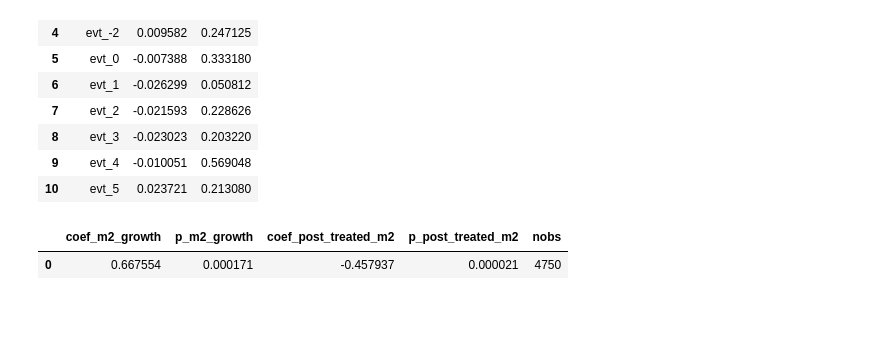
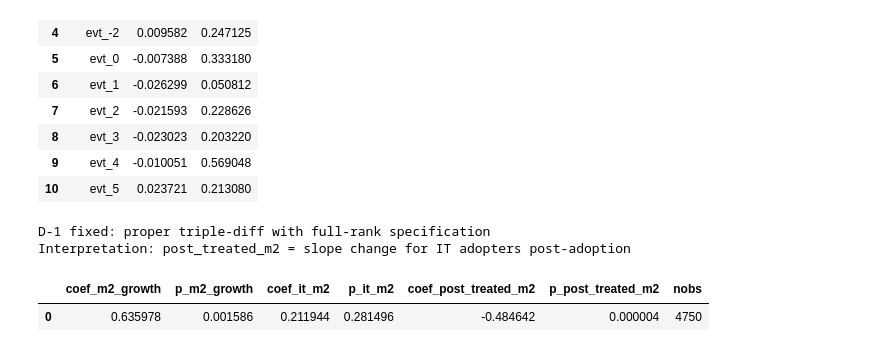
Before and after one commit to 4minutes-chung/monetary-panel-study, a Jupyter notebook: 03_analysis_notebooks/04_did_it_event_study.ipynb, the cells around one changed output. Saved outputs shown, nothing was run; the diff lists cells and outputs as text; code cells hidden in the pictures; blank space fills up the shorter version.

```diff
--- a/03_analysis_notebooks/04_did_it_event_study.ipynb
+++ b/03_analysis_notebooks/04_did_it_event_study.ipynb
@@ -83,41 +83,55 @@ es_table.head(12)
 | 9 | evt_4 | -0.010051 | 0.569048 |
 | 10 | evt_5 | 0.023721 | 0.213080 |
 # %%
-# Slope-focused probe: post_it x treated x m2_growth interaction
+# Slope-focused probe: proper triple-diff (corrected D-1)
+# post_it_m2 = post_it * m2_growth is collinear with post_treated_m2 for this design:
+#   For IT-treated (it_treated=1): post_it_m2 == post_treated_m2 (perfect collinearity)
+#   For never-adopters (it_treated=0): post_it == 0, so post_it_m2 == 0 always
+# The correct full-rank specification uses only two lower-order interactions:
+#   it_m2 = it_treated * m2_growth  (pre-adoption slope diff: treated vs control)
+#   post_treated_m2 = post_it * it_treated * m2_growth  (post-adoption slope change)
+
 slope_df = df[["country", "year", "inflation", "m2_growth", "it_treated", "post_it"]].dropna().copy()
+slope_df["it_m2"]           = slope_df["it_treated"] * slope_df["m2_growth"]
 slope_df["post_treated_m2"] = slope_df["post_it"] * slope_df["it_treated"] * slope_df["m2_growth"]
 slope_df = slope_df.set_index(["country", "year"])
 
 slope_res = PanelOLS.from_formula(
-    "inflation ~ 1 + m2_growth + post_treated_m2 + EntityEffects + TimeEffects",
+    "inflation ~ 1 + m2_growth + it_m2 + post_treated_m2 + EntityEffects + TimeEffects",
     data=slope_df,
 ).fit(cov_type="clustered", cluster_entity=True)
 
 slope_table = pd.DataFrame([
     {
         "coef_m2_growth": float(slope_res.params["m2_growth"]),
         "p_m2_growth": float(slope_res.pvalues["m2_growth"]),
+        "coef_it_m2": float(slope_res.params["it_m2"]),
+        "p_it_m2": float(slope_res.pvalues["it_m2"]),
         "coef_post_treated_m2": float(slope_res.params["post_treated_m2"]),
         "p_post_treated_m2": float(slope_res.pvalues["post_treated_m2"]),
         "nobs": int(slope_res.nobs),
     }
 ])
 
 # Roger-vs-Hammond date sensitivity snapshot
 sens = df.copy()
 sens["post_it_hammond"] = (sens["year"] >= sens["it_adoption_year_hammond2012"]).fillna(False).astype(int)
 sensitivity_table = pd.DataFrame([
     {
         "treated_rows_roger": int((sens["post_it"] == 1).sum()),
         "treated_rows_hammond": int((sens["post_it_hammond"] == 1).sum()),
         "difference_rows": int((sens["post_it"] - sens["post_it_hammond"]).abs().sum()),
     }
 ])
 
 slope_table.to_csv(OUT_DIR / "objective_c_slope_probe.csv", index=False)
 sensitivity_table.to_csv(OUT_DIR / "objective_c_date_sensitivity.csv", index=False)
 
+print("D-1 fixed: proper triple-diff with full-rank specification")
+print(f"Interpretation: post_treated_m2 = slope change for IT adopters post-adoption")
 slope_table
 # %% [output]
+D-1 fixed: proper triple-diff with full-rank specification
+Interpretation: post_treated_m2 = slope change for IT adopters post-adoption
-|  | coef_m2_growth | p_m2_growth | coef_post_treated_m2 | p_post_treated_m2 | nobs |
-| 0 | 0.667554 | 0.000171 | -0.457937 | 0.000021 | 4750 |
+|  | coef_m2_growth | p_m2_growth | coef_it_m2 | p_it_m2 | coef_post_treated_m2 | p_post_treated_m2 | nobs |
+| 0 | 0.635978 | 0.001586 | 0.211944 | 0.281496 | -0.484642 | 0.000004 | 4750 |
```
Also changed, not shown: 9 other files.
